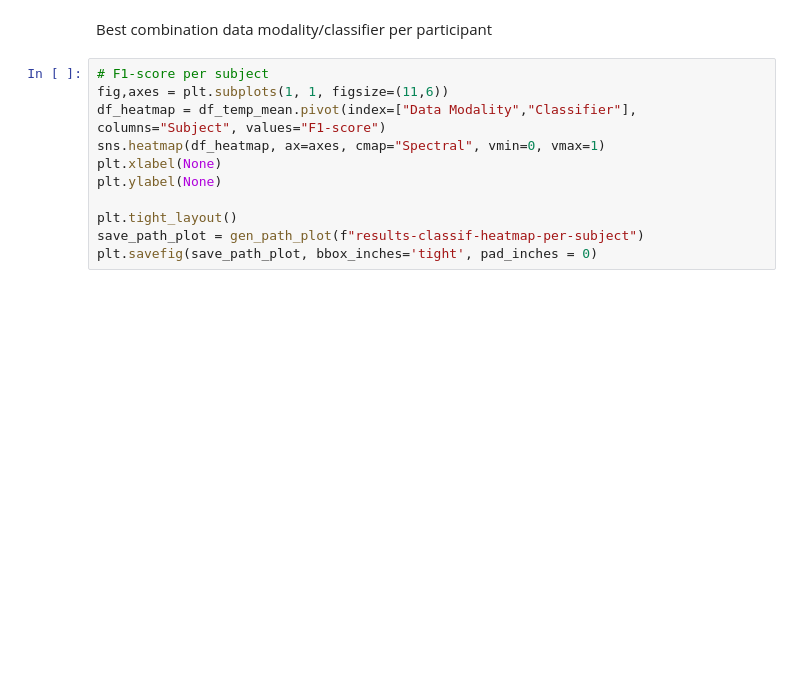
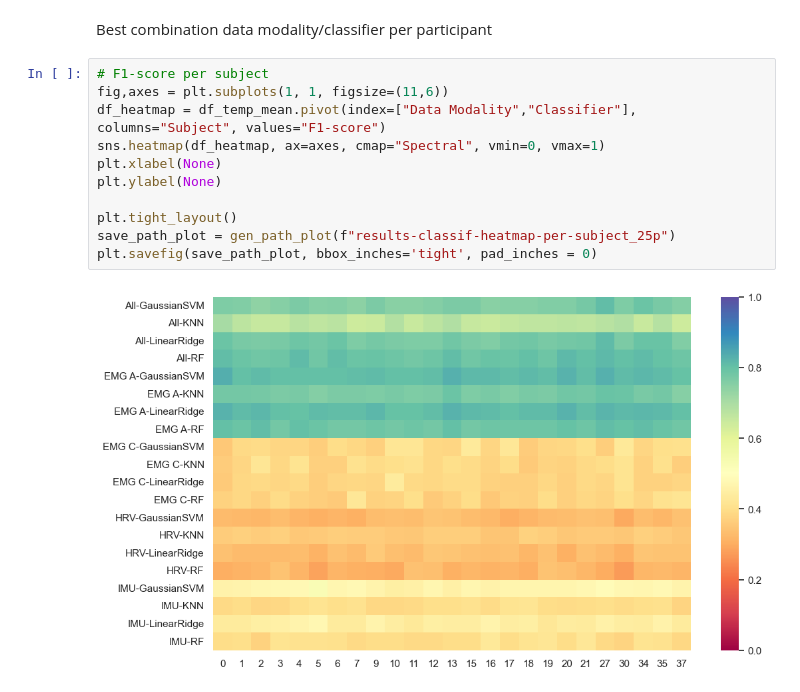
Before and after one commit to michalgnacek/AVDOS-VR, a Jupyter notebook: notebooks/2_affect_classification.ipynb, the cells around one changed output. Drawn from its saved outputs; the diff is of its cells as text; blank space fills up the shorter version.

```diff
--- a/notebooks/2_affect_classification.ipynb
+++ b/notebooks/2_affect_classification.ipynb
@@ -2031,13 +3014,15 @@ Best combination data modality/classifier per participant
 # %%
 # F1-score per subject
 fig,axes = plt.subplots(1, 1, figsize=(11,6))
 df_heatmap = df_temp_mean.pivot(index=["Data Modality","Classifier"], columns="Subject", values="F1-score")
 sns.heatmap(df_heatmap, ax=axes, cmap="Spectral", vmin=0, vmax=1)
 plt.xlabel(None)
 plt.ylabel(None)
 
 plt.tight_layout()
-save_path_plot = gen_path_plot(f"results-classif-heatmap-per-subject")
+save_path_plot = gen_path_plot(f"results-classif-heatmap-per-subject_25p")
 plt.savefig(save_path_plot, bbox_inches='tight', pad_inches = 0)
+# %% [output]
+[figure, added]
 # %%
 print(">> FINISHED WITHOUT ERRORS!!")
```
Also changed, not shown: parts of 112 cells of this notebook.
